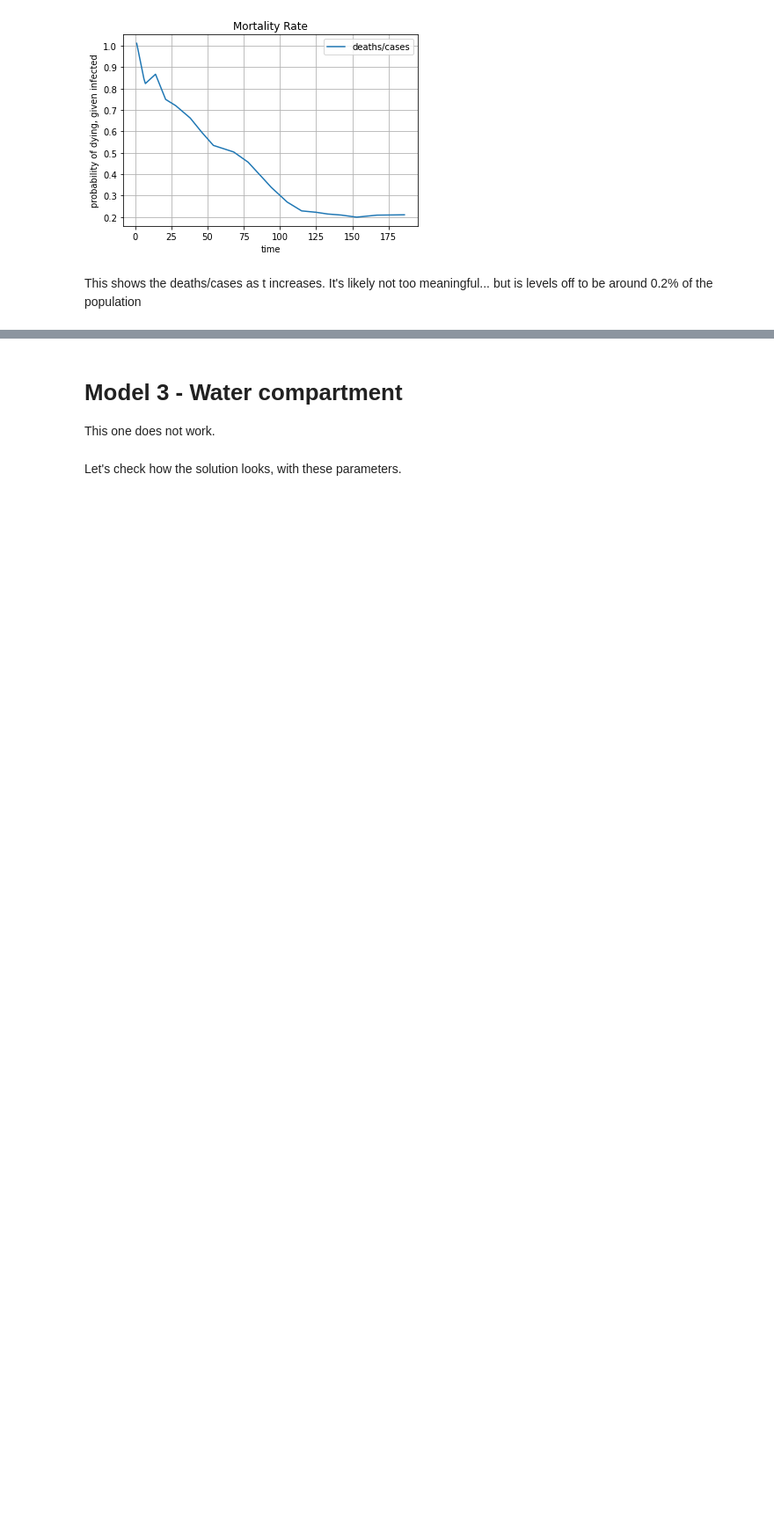
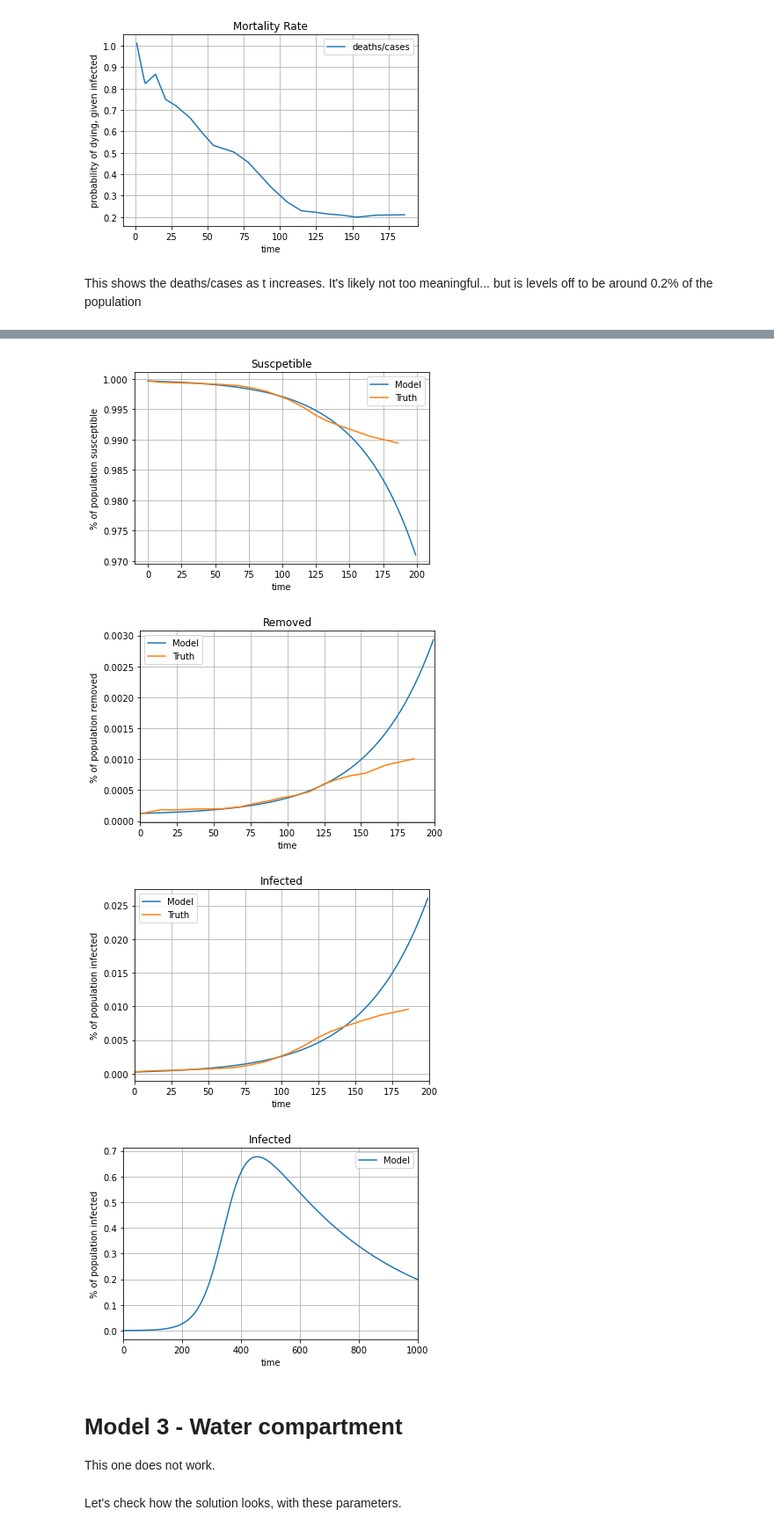
Before and after one commit to DusanKovac/Modelling-Cholera-Outbreak, a Jupyter notebook: Caitlins_SIR.ipynb, the cells around one changed output, grey strips where cells are left out. Shown at 88% size. Saved outputs shown, nothing was run; the diff lists cells and outputs as text; code cells hidden in the pictures; blank space fills up the shorter version.

```diff
--- a/Caitlins_SIR.ipynb
+++ b/Caitlins_SIR.ipynb
@@ -237,3 +328,69 @@ beta = 0.02533206796765164
+# %%
+# Plot susceptibles
+#plt.figure(figsize = [6,4])
+#plt()
+
+p = plt.figure(figsize = [6,4])
+
+plt.plot(t[0:200], S_model[0:200], label = "Model")
+plt.plot(times, S_data, label = "Truth")
+
+plt.grid()
+
+# plt.plot([times[num_days]],[S_1],'ro', label = "control", markersize=6)
+plt.legend()
+plt.xlabel("time")
+plt.ylabel("% of population susceptible")
+plt.title("Suscpetible")
+#plt.ylim(0.997,1)
+plt.show()
+
+# Plot removed
+p = plt.figure(figsize = [6, 4])
+
+plt.plot(t[0:200], R_model[0:200], label = "Model")
+plt.plot(times, R_data, label = "Truth")
+
+plt.grid()
+plt.legend()
+plt.xlabel("time")
+plt.ylabel("% of population removed")
+plt.title("Removed")
+plt.xlim(0,200)
+plt.show()
+
+plt.figure(figsize = [6, 4])
+plt.plot(t[0:200], I_model[0:200], label = "Model")
+plt.plot(times, I_data, label = "Truth")
+
+# plt.plot(times,infected/N, label = "true infected")
+plt.grid()
+plt.legend()
+plt.xlabel("time")
+plt.ylabel("% of population infected")
+plt.title("Infected")
+
+#plt.ylim([0,0.005])
+plt.xlim([0,200])
+plt.show()
+
+plt.figure(figsize = [6, 4])
+plt.plot(t, I_model, label = "Model")
+
+plt.grid()
+plt.legend()
+plt.xlabel("time")
+plt.ylabel("% of population infected")
+plt.title("Infected")
+
+#plt.ylim([0,0.005])
+plt.xlim([0,1000])
+plt.show()
+# %% [output]
+[figure, added]
+[figure, added]
+[figure, added]
+[figure, added]
 # %% [markdown]
 # Model 3 - Water compartment
 
```
Also changed, not shown: parts of 12 cells of this notebook.
